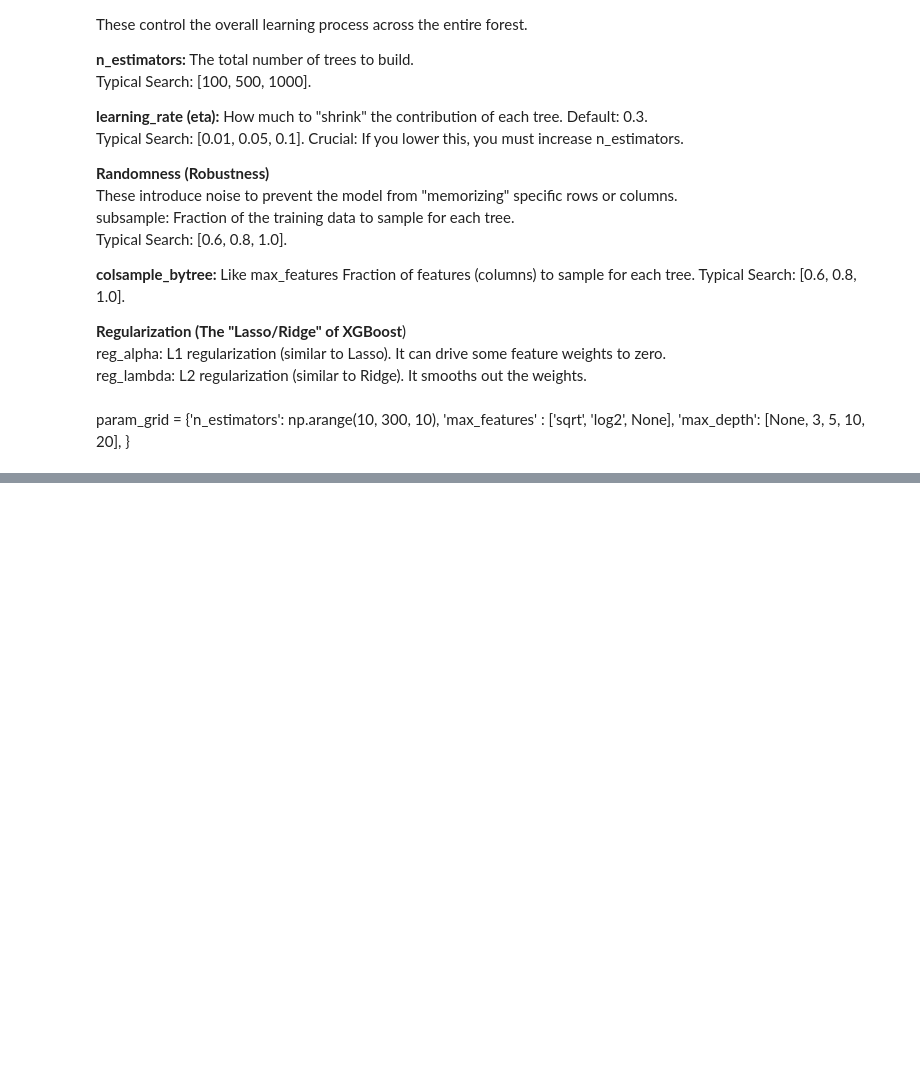
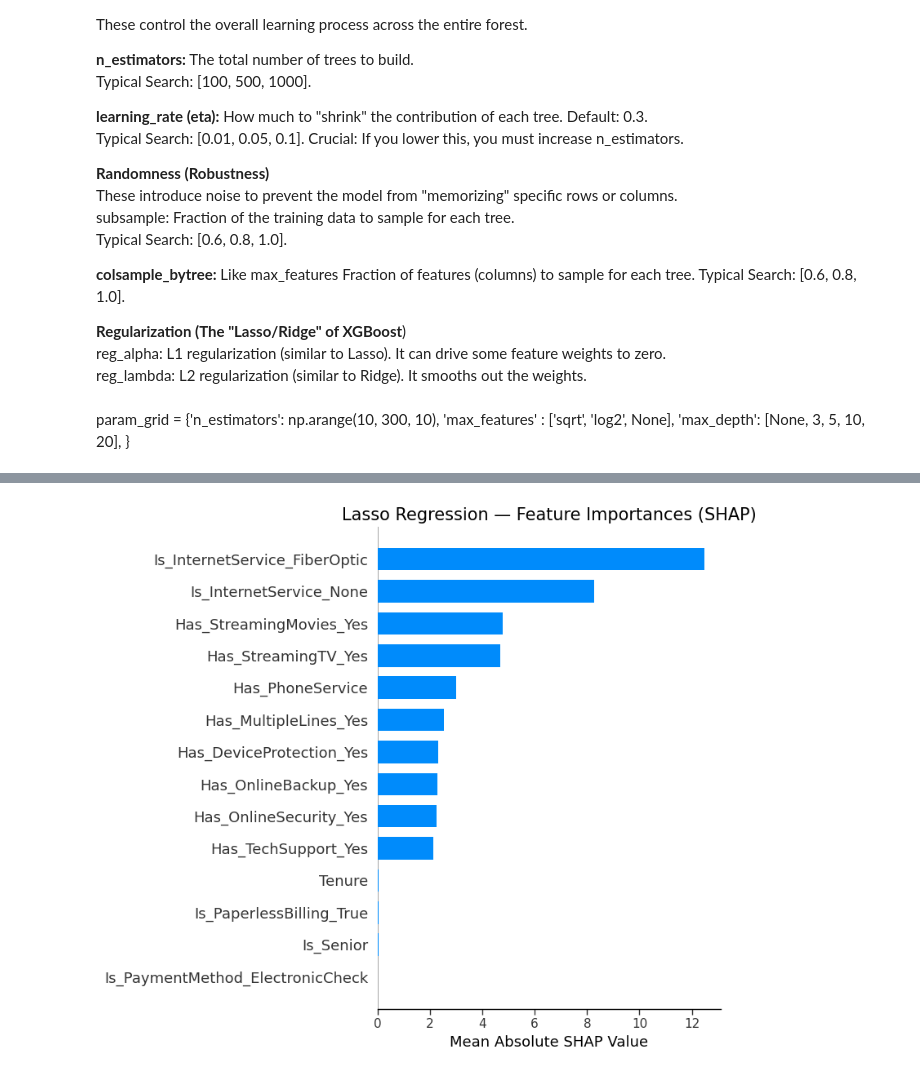
Before and after one commit to kitlapp/Telco_ML, a Jupyter notebook: Regression_ML_Katerina.ipynb, the cells around one changed output, grey strips where cells are left out. Cells and saved outputs as stored; diff of their text form; code cells hidden in the pictures; blank space fills up the shorter version.

```diff
--- a/Regression_ML_Katerina.ipynb
+++ b/Regression_ML_Katerina.ipynb
@@ -1195,0 +1273,8 @@ regr_results = pd.concat([regr_results, pd.json_normalize({'Model': 'XGRegressor
+# %%
+shap.summary_plot(shap_values_lasso, X_test, plot_type="bar", show = False)
+plt.title("Lasso Regression — Feature Importances (SHAP)")
+plt.xlabel("Mean Absolute SHAP Value")
+plt.tight_layout()
+plt.show()
+# %% [output]
+[figure, added]
```
Also changed, not shown: parts of 42 cells of this notebook.
